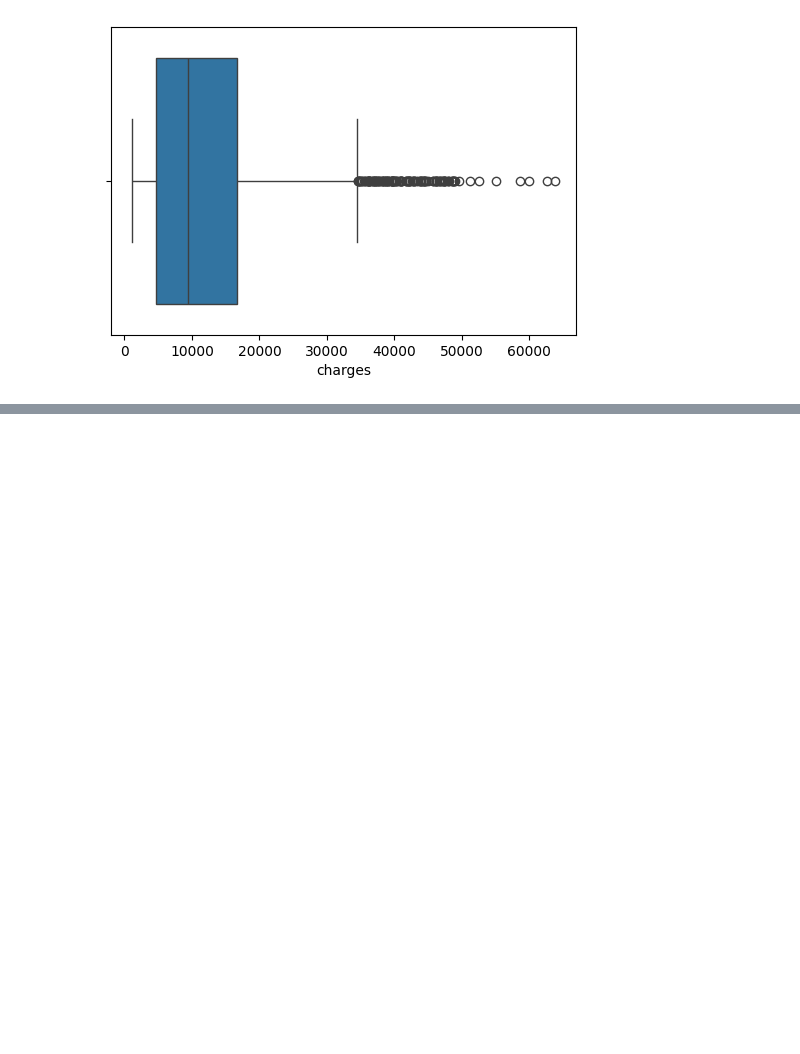
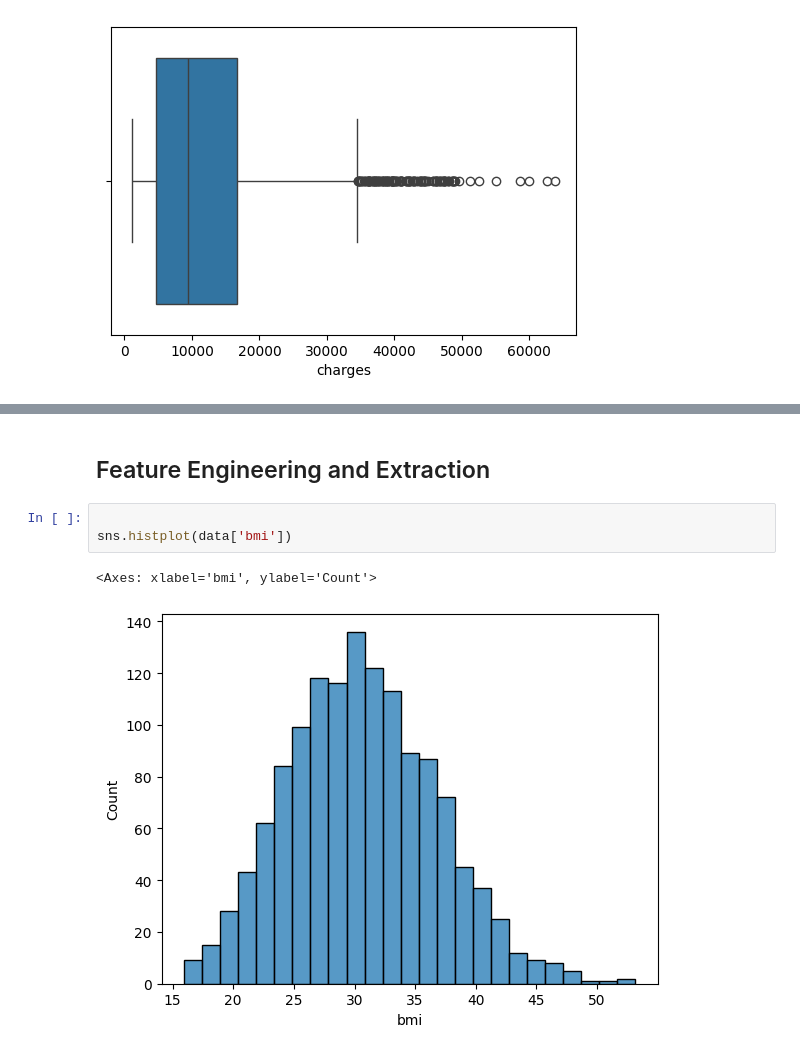
Before and after one commit to Kankana2005/Machine_Learning, a Jupyter notebook: ML_EDA/EDA.ipynb, the cells around one changed output, grey strips where cells are left out. Cells and saved outputs as stored; diff of their text form; blank space fills up the shorter version.

```diff
--- a/ML_EDA/EDA.ipynb
+++ b/ML_EDA/EDA.ipynb
@@ -119,0 +261,8 @@ for col in numeric_columns:
+# %% [markdown]
+## Feature Engineering and Extraction
+# %%
+
+sns.histplot(data['bmi'])
+# %% [output]
+<Axes: xlabel='bmi', ylabel='Count'>
+[figure, added]
```
Also changed, not shown: parts of 31 cells of this notebook.
